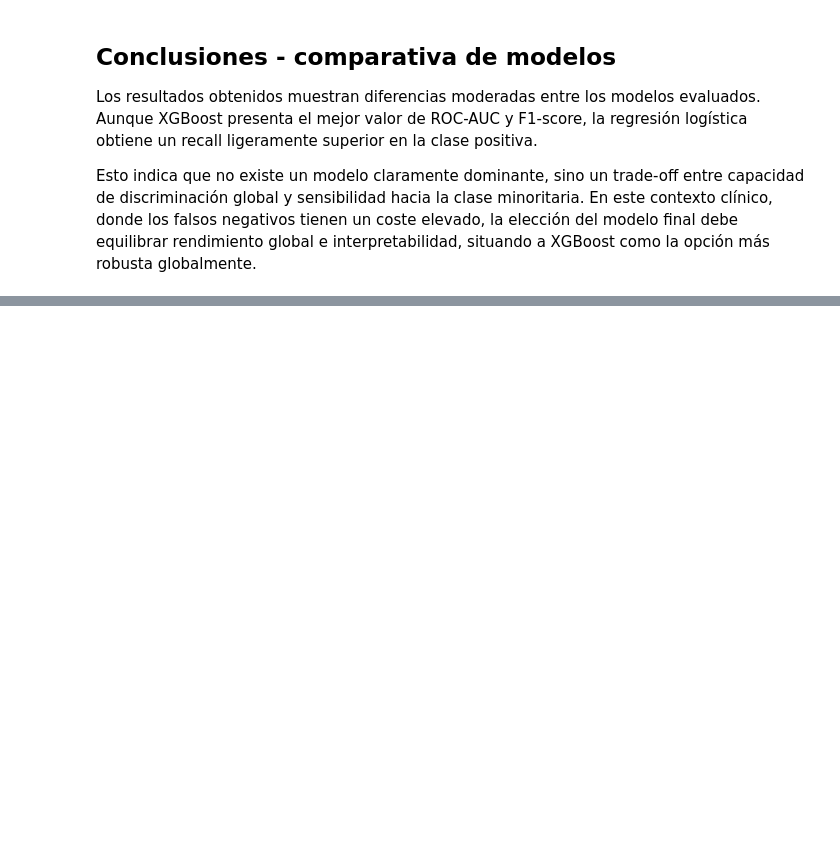
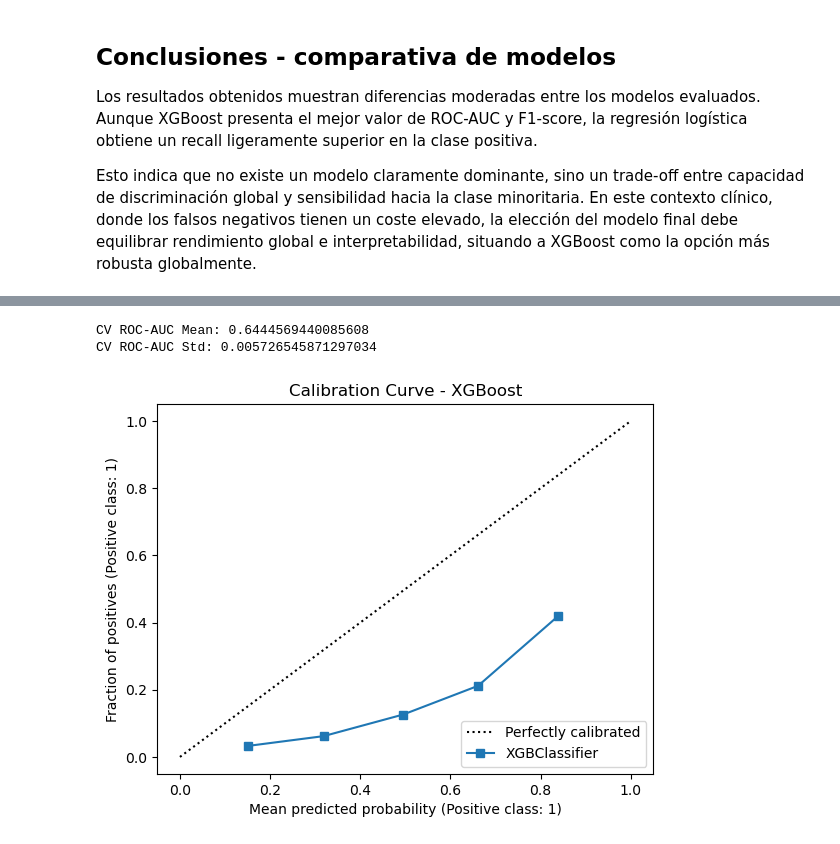
Before and after one commit to pgomezrev/TFM_Prediccion_reingreso_alta, a Jupyter notebook: notebooks/03_modeling.ipynb, the cells around one changed output, grey strips where cells are left out. Drawn from its saved outputs; the diff is of its cells as text; code cells hidden in the pictures; blank space fills up the shorter version.

```diff
--- a/notebooks/03_modeling.ipynb
+++ b/notebooks/03_modeling.ipynb
@@ -332,0 +528,25 @@ Esto indica que no existe un modelo claramente dominante, sino un trade-off entr
+# %%
+cv_scores = cross_val_score(
+    xgb_model,
+    X_train,
+    y_train,
+    cv=5,
+    scoring='roc_auc'
+)
+
+print("CV ROC-AUC Mean:", cv_scores.mean())
+print("CV ROC-AUC Std:", cv_scores.std())
+# %% [output]
+CV ROC-AUC Mean: 0.6444569440085608
+CV ROC-AUC Std: 0.005726545871297034
+# %%
+CalibrationDisplay.from_estimator(
+    xgb_model,
+    X_test,
+    y_test
+)
+
+plt.title("Calibration Curve - XGBoost")
+plt.show()
+# %% [output]
+[figure, added]
```
Also changed, not shown: parts of 13 cells of this notebook, 1 other file.
